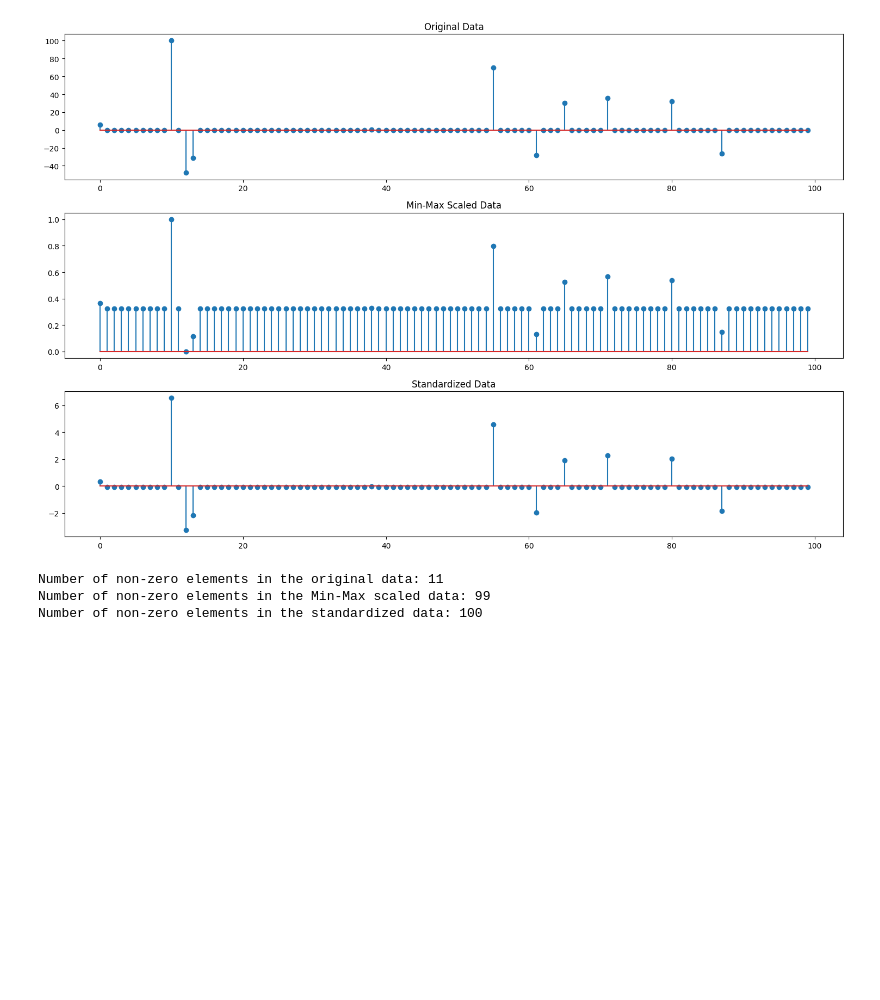
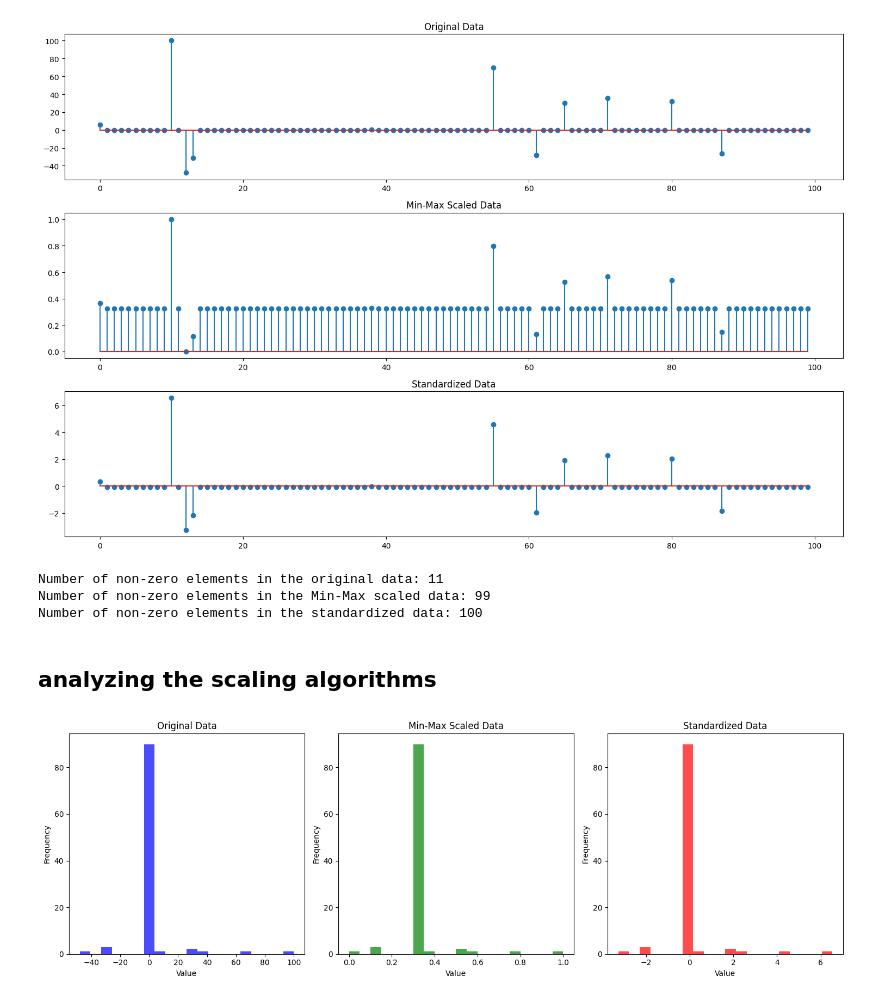
Before and after one commit to deepdewdeep/Pattern_Recognition, a Jupyter notebook: Graded Assignment 1.ipynb, the cells around one changed output. Drawn from its saved outputs; the diff is of its cells as text; code cells hidden in the pictures; blank space fills up the shorter version.

```diff
--- a/Graded Assignment 1.ipynb
+++ b/Graded Assignment 1.ipynb
@@ -116,3 +116,34 @@ print("Number of non-zero elements in the standardized data:", count_nonzero_sta
 Number of non-zero elements in the original data: 11
 Number of non-zero elements in the Min-Max scaled data: 99
 Number of non-zero elements in the standardized data: 100
+# %% [markdown]
+## analyzing the scaling algorithms
+# %%
+# Plot histograms for original, Min-Max scaled, and standardized data
+plt.figure(figsize=(15, 5))
+
+# Original data
+plt.subplot(1, 3, 1)
+plt.hist(signal, bins=20, color='blue', alpha=0.7)
+plt.title("Original Data")
+plt.xlabel("Value")
+plt.ylabel("Frequency")
+
+# Min-Max scaled data
+plt.subplot(1, 3, 2)
+plt.hist(min_max_scaled_signal, bins=20, color='green', alpha=0.7)
+plt.title("Min-Max Scaled Data")
+plt.xlabel("Value")
+plt.ylabel("Frequency")
+
+# Standardized data
+plt.subplot(1, 3, 3)
+plt.hist(standardized_signal, bins=20, color='red', alpha=0.7)
+plt.title("Standardized Data")
+plt.xlabel("Value")
+plt.ylabel("Frequency")
+
+plt.tight_layout()
+plt.show()
+# %% [output]
+[figure, added]
```
Also changed, not shown: parts of 10 cells of this notebook, 1 other file.
